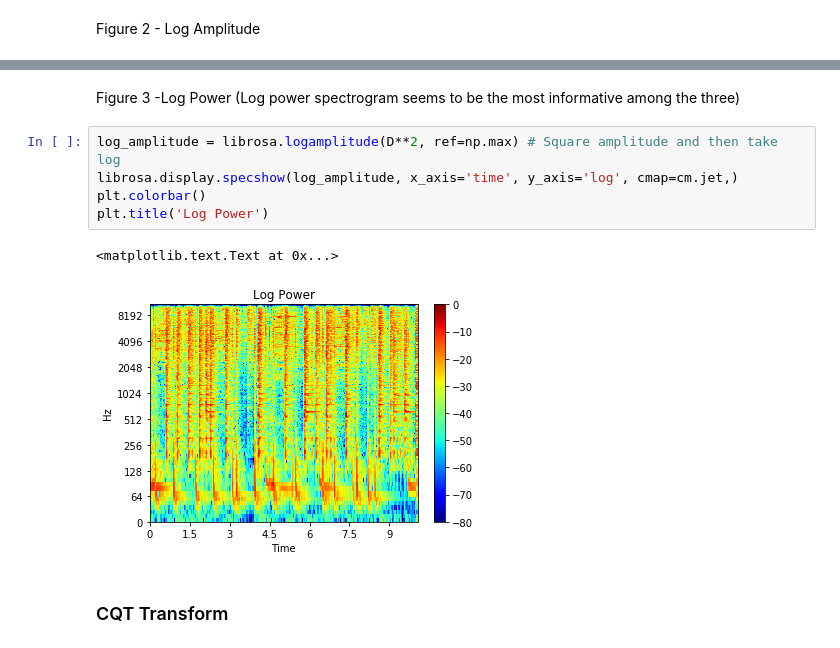
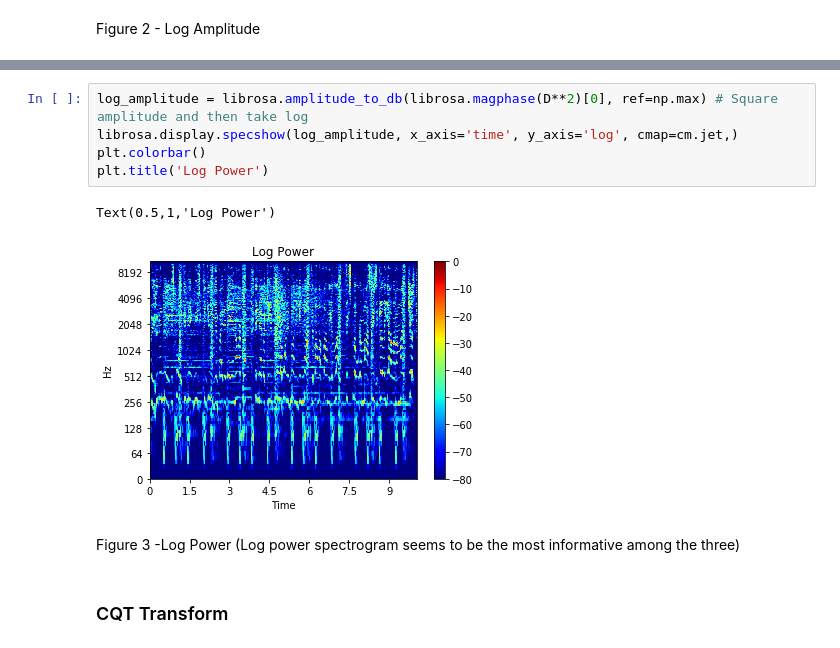
Before and after one commit to jonasgerne/audioset-role, a Jupyter notebook: 2_plot_spectrogram.ipynb, the cells around one changed output, grey strips where cells are left out. Cells and saved outputs as stored; diff of their text form.

```diff
--- a/2_plot_spectrogram.ipynb
+++ b/2_plot_spectrogram.ipynb
@@ -73,13 +71,13 @@ plt.title('Log Amplitude')
+# %%
+log_amplitude = librosa.amplitude_to_db(librosa.magphase(D**2)[0], ref=np.max) # Square amplitude and then take log
+librosa.display.specshow(log_amplitude, x_axis='time', y_axis='log', cmap=cm.jet,)
+plt.colorbar()
+plt.title('Log Power')
+# %% [output]
+Text(0.5,1,'Log Power')
+[figure, added]
 # %% [markdown]
 Figure 3 -Log Power (Log power spectrogram seems to be the most informative among the three)
-# %%
-log_amplitude = librosa.logamplitude(D**2, ref=np.max) # Square amplitude and then take log
-librosa.display.specshow(log_amplitude, x_axis='time', y_axis='log', cmap=cm.jet,)
-plt.colorbar()
-plt.title('Log Power')
-# %% [output]
-<matplotlib.text.Text at 0x...>
-[figure, removed]
 # %% [markdown]
 ### CQT Transform
 # %%
```
Also changed, not shown: parts of 5 cells of this notebook, 10 other files.
